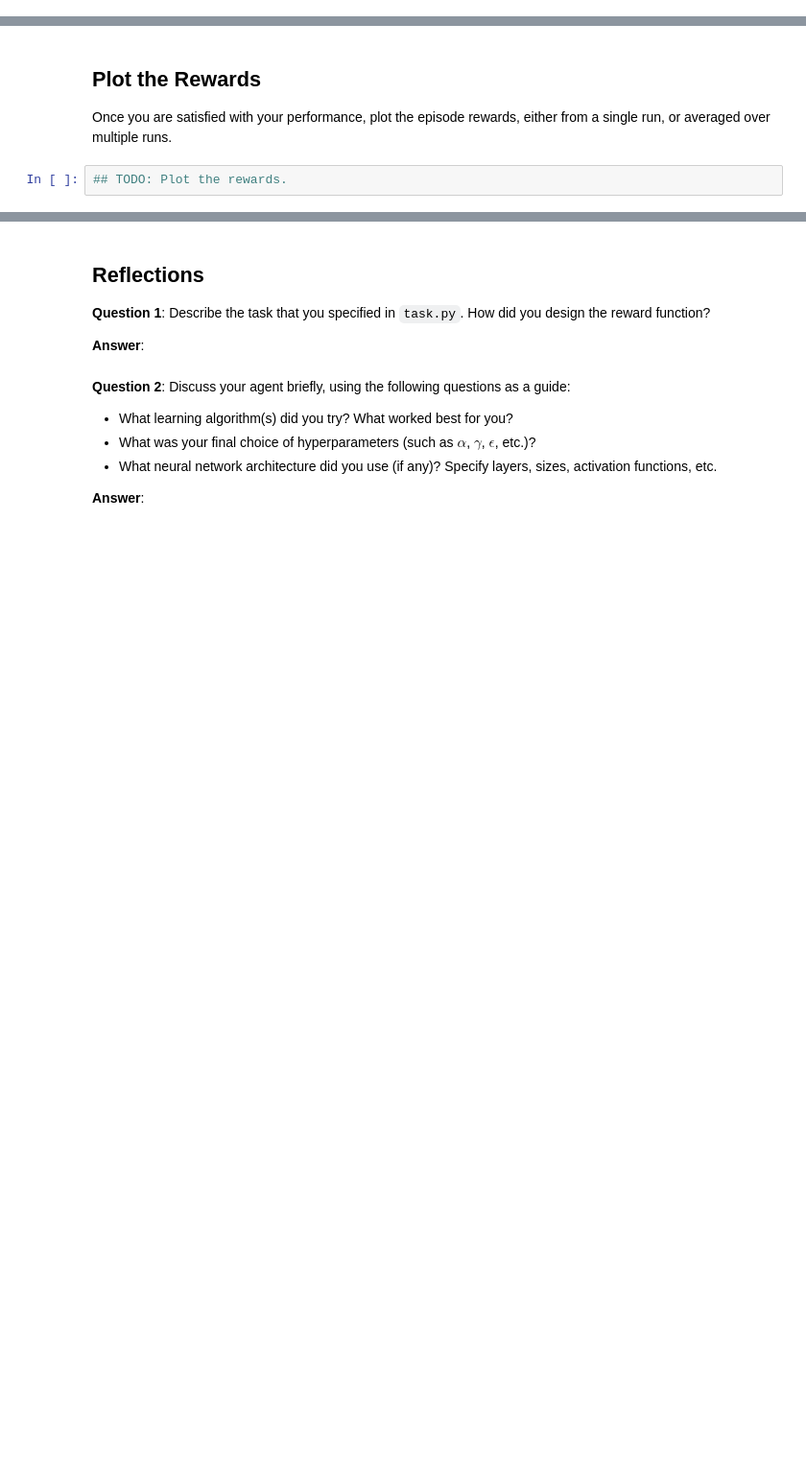
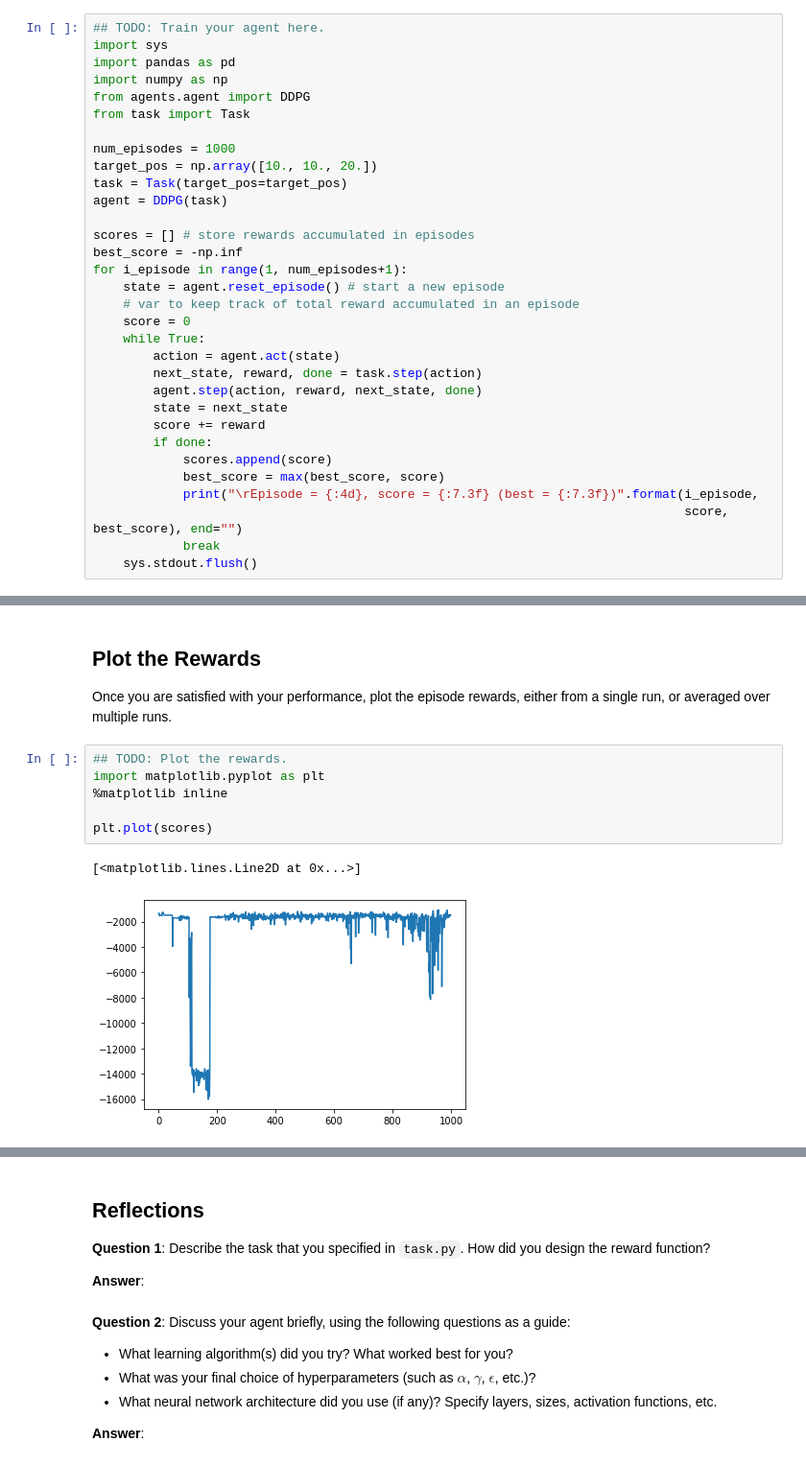
Before and after one commit to robertlizatovic/quadcopter_project, a Jupyter notebook: Quadcopter_Project.ipynb, the cells around one changed output, grey strips where cells are left out. Shown at 96% size. Saved outputs shown, nothing was run; the diff lists cells and outputs as text; blank space fills up the shorter version.

```diff
--- a/Quadcopter_Project.ipynb
+++ b/Quadcopter_Project.ipynb
@@ -215,0 +214,32 @@ As you develop your agent, it's important to keep an eye on how it's performing.
+# %%
+## TODO: Train your agent here.
+import sys
+import pandas as pd
+import numpy as np
+from agents.agent import DDPG
+from task import Task
+
+num_episodes = 1000
+target_pos = np.array([10., 10., 20.])
+task = Task(target_pos=target_pos)
+agent = DDPG(task)
+
+scores = [] # store rewards accumulated in episodes
+best_score = -np.inf
+for i_episode in range(1, num_episodes+1):
+    state = agent.reset_episode() # start a new episode
+    # var to keep track of total reward accumulated in an episode
+    score = 0
+    while True:
+        action = agent.act(state)
+        next_state, reward, done = task.step(action)
+        agent.step(action, reward, next_state, done)
+        state = next_state
+        score += reward
+        if done:
+            scores.append(score)
+            best_score = max(best_score, score)
+            print("\rEpisode = {:4d}, score = {:7.3f} (best = {:7.3f})".format(i_episode,
+                                                                               score, best_score), end="")
+            break
+    sys.stdout.flush()
@@ -219,3 +280,10 @@ As you develop your agent, it's important to keep an eye on how it's performing.
 Once you are satisfied with your performance, plot the episode rewards, either from a single run, or averaged over multiple runs.
 # %%
 ## TODO: Plot the rewards.
+import matplotlib.pyplot as plt
+%matplotlib inline
+
+plt.plot(scores)
+# %% [output]
+[<matplotlib.lines.Line2D at 0x...>]
+[figure, added]
```
Also changed, not shown: parts of 4 cells of this notebook, 3 other files.
